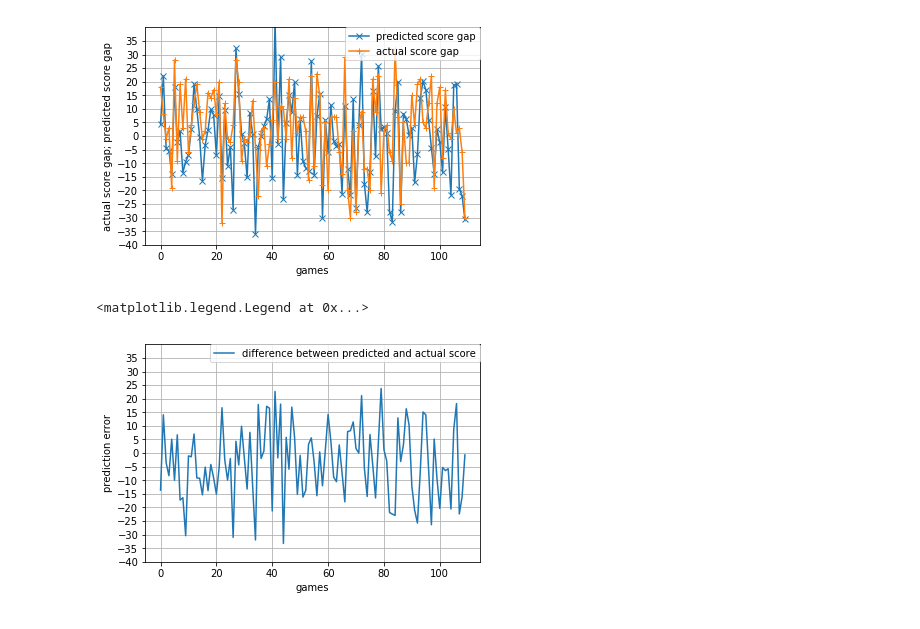
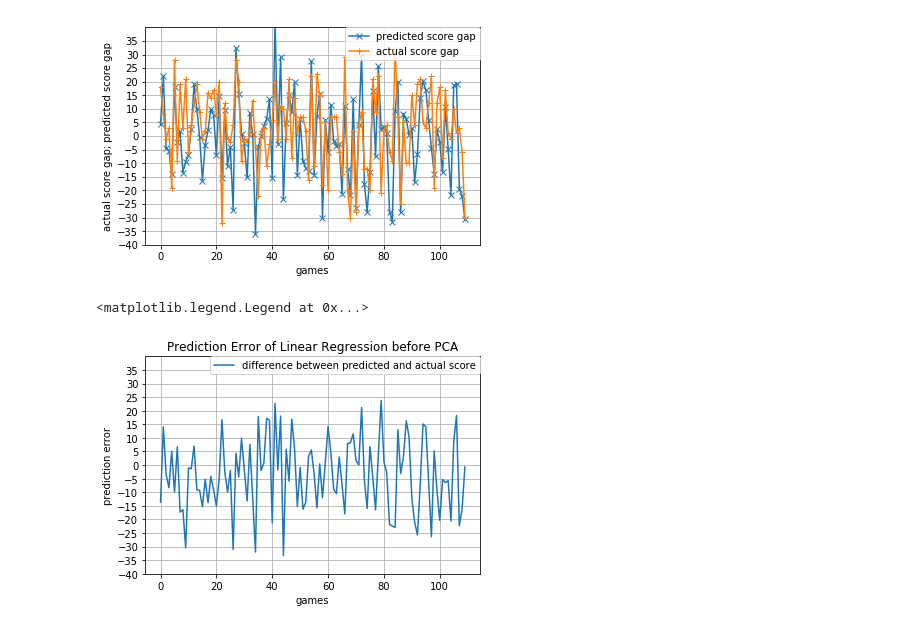
Before and after one commit to adabydee/unreal-madrid-project-1, a Jupyter notebook: linear_reg.ipynb, the cells around one changed output. Drawn from its saved outputs; the diff is of its cells as text; code cells hidden in the pictures.

```diff
--- a/linear_reg.ipynb
+++ b/linear_reg.ipynb
@@ -98,20 +98,21 @@ plt.show()
 # %%
 # Visulization of prediction
 import matplotlib.pyplot as plt
 pred_list = list(pred)
 y_out_list = list(y_out)
 pred_actual_diff = [pred[i] - y_out[i] for i in range(len(pred))]
 pred_actual_diff = [float(x) for x in pred_actual_diff]
 fig, ax = plt.subplots()
 plt.xlabel('games')
 plt.ylabel('prediction error')
 yticks = range(-40,40,5)
 ax.set_yticks(yticks)
 ax.set_ylim([-40,40])
 x = list(range(len(out_of_sample)))
 plt.plot(x, pred_actual_diff, label="difference between predicted and actual score")
+plt.title("Prediction Error of Linear Regression before PCA")
 plt.grid(True)
 plt.legend(bbox_to_anchor=(1.0, 1), loc=1, borderaxespad=0.)
 # %% [output]
 <matplotlib.legend.Legend at 0x...>
-[figure, old version]
+[figure, new version]
```
Also changed, not shown: 2 other files.
